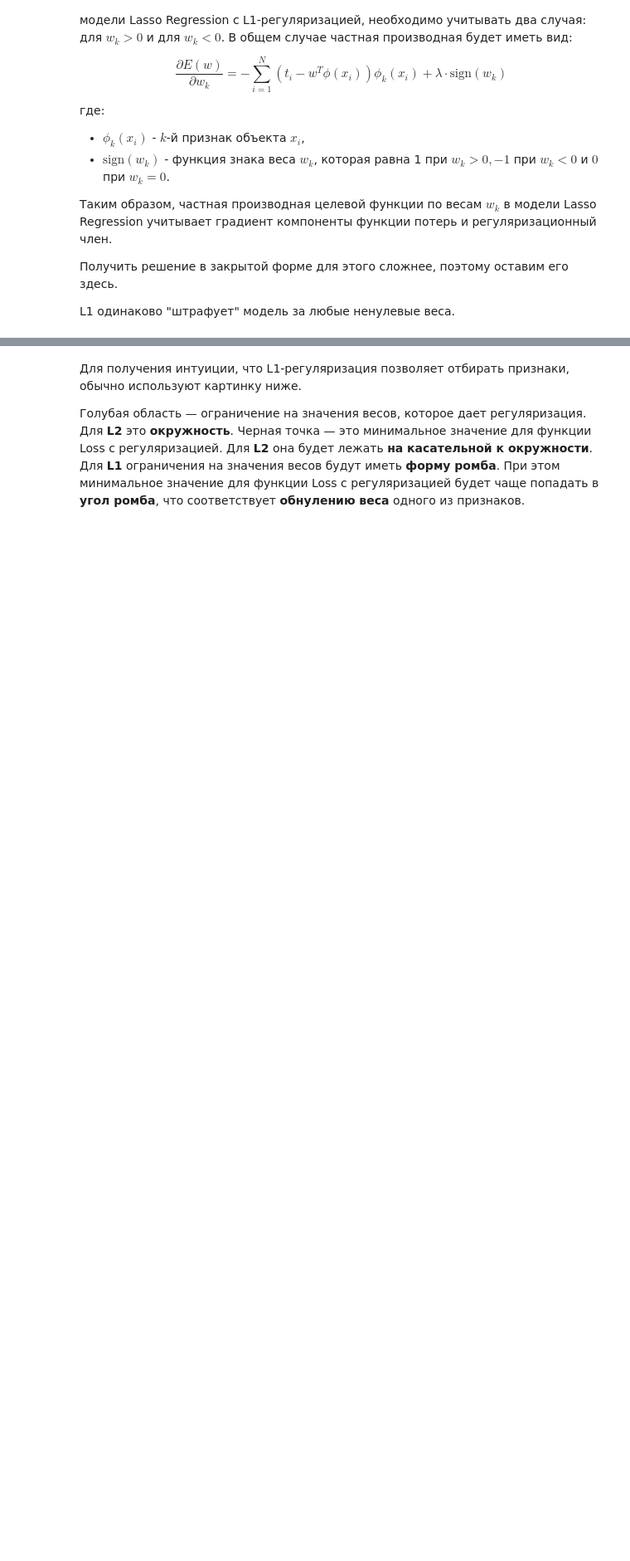
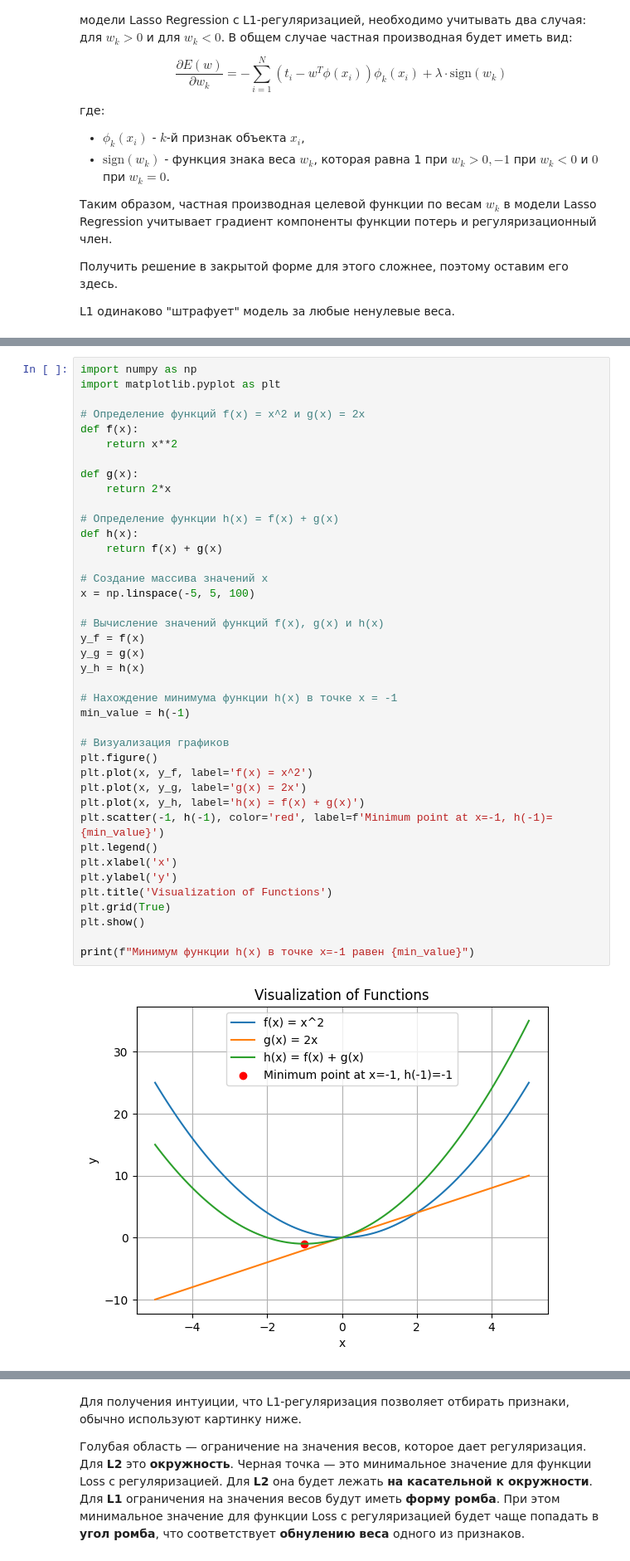
Before and after one commit to CodeHunterOfficial/Data-Mining, a Jupyter notebook: 01.LinearModels. Regression/Lecture_1_1_Regularization.ipynb, the cells around one changed output, grey strips where cells are left out. Shown at 83% size. Cells and saved outputs as stored; diff of their text form; blank space fills up the shorter version.

```diff
--- a/01.LinearModels. Regression/Lecture_1_1_Regularization.ipynb
+++ b/01.LinearModels. Regression/Lecture_1_1_Regularization.ipynb
@@ -328,0 +361,42 @@ L1 одинаково "штрафует" модель за любые ненул
+# %%
+import numpy as np
+import matplotlib.pyplot as plt
+
+# Определение функций f(x) = x^2 и g(x) = 2x
+def f(x):
+    return x**2
+
+def g(x):
+    return 2*x
+
+# Определение функции h(x) = f(x) + g(x)
+def h(x):
+    return f(x) + g(x)
+
+# Создание массива значений x
+x = np.linspace(-5, 5, 100)
+
+# Вычисление значений функций f(x), g(x) и h(x)
+y_f = f(x)
+y_g = g(x)
+y_h = h(x)
+
+# Нахождение минимума функции h(x) в точке x = -1
+min_value = h(-1)
+
+# Визуализация графиков
+plt.figure()
+plt.plot(x, y_f, label='f(x) = x^2')
+plt.plot(x, y_g, label='g(x) = 2x')
+plt.plot(x, y_h, label='h(x) = f(x) + g(x)')
+plt.scatter(-1, h(-1), color='red', label=f'Minimum point at x=-1, h(-1)={min_value}')
+plt.legend()
+plt.xlabel('x')
+plt.ylabel('y')
+plt.title('Visualization of Functions')
+plt.grid(True)
+plt.show()
+
+print(f"Минимум функции h(x) в точке x=-1 равен {min_value}")
+# %% [output]
+[figure, added]
```
Also changed, not shown: parts of 13 cells of this notebook.
